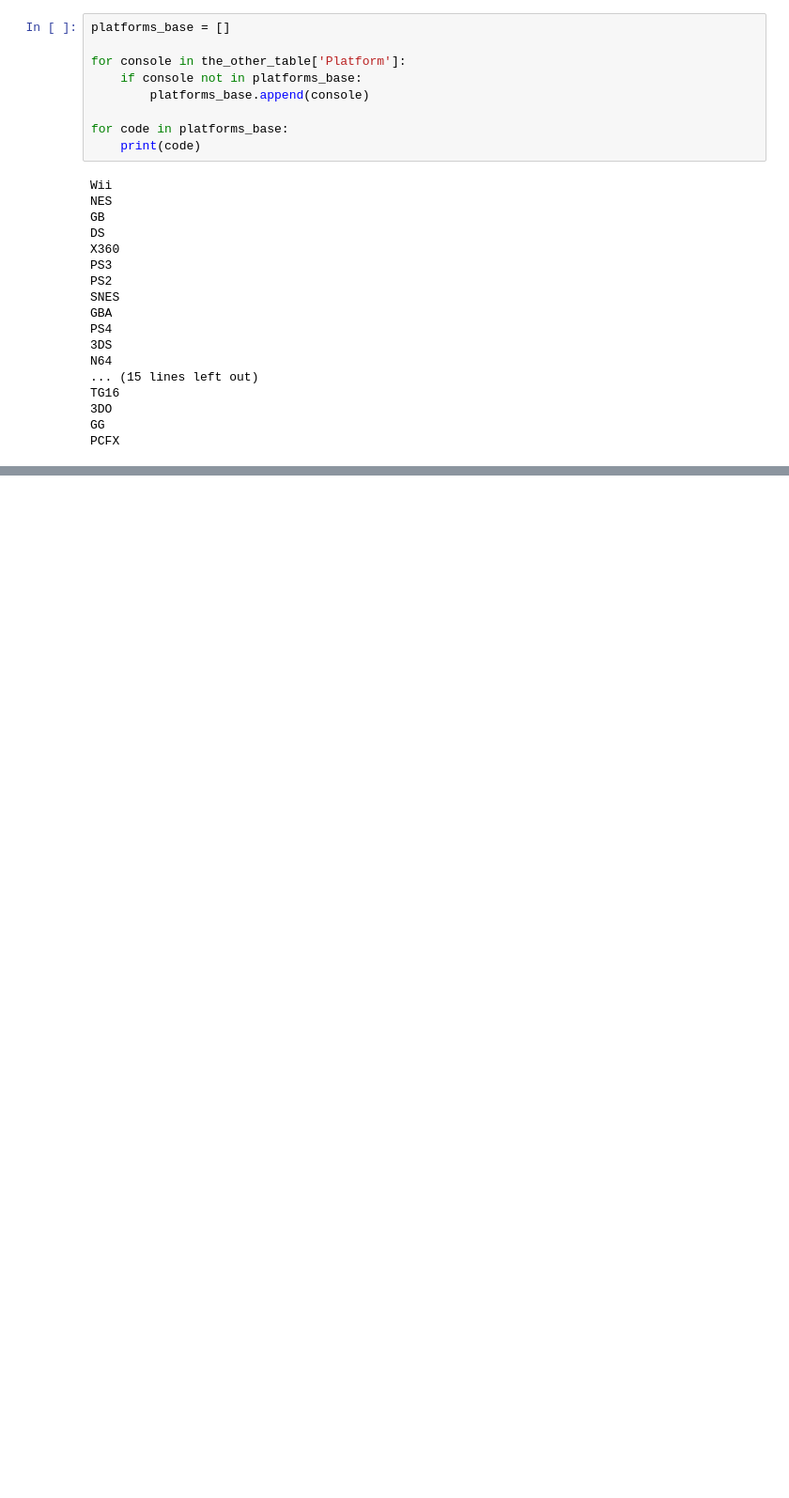
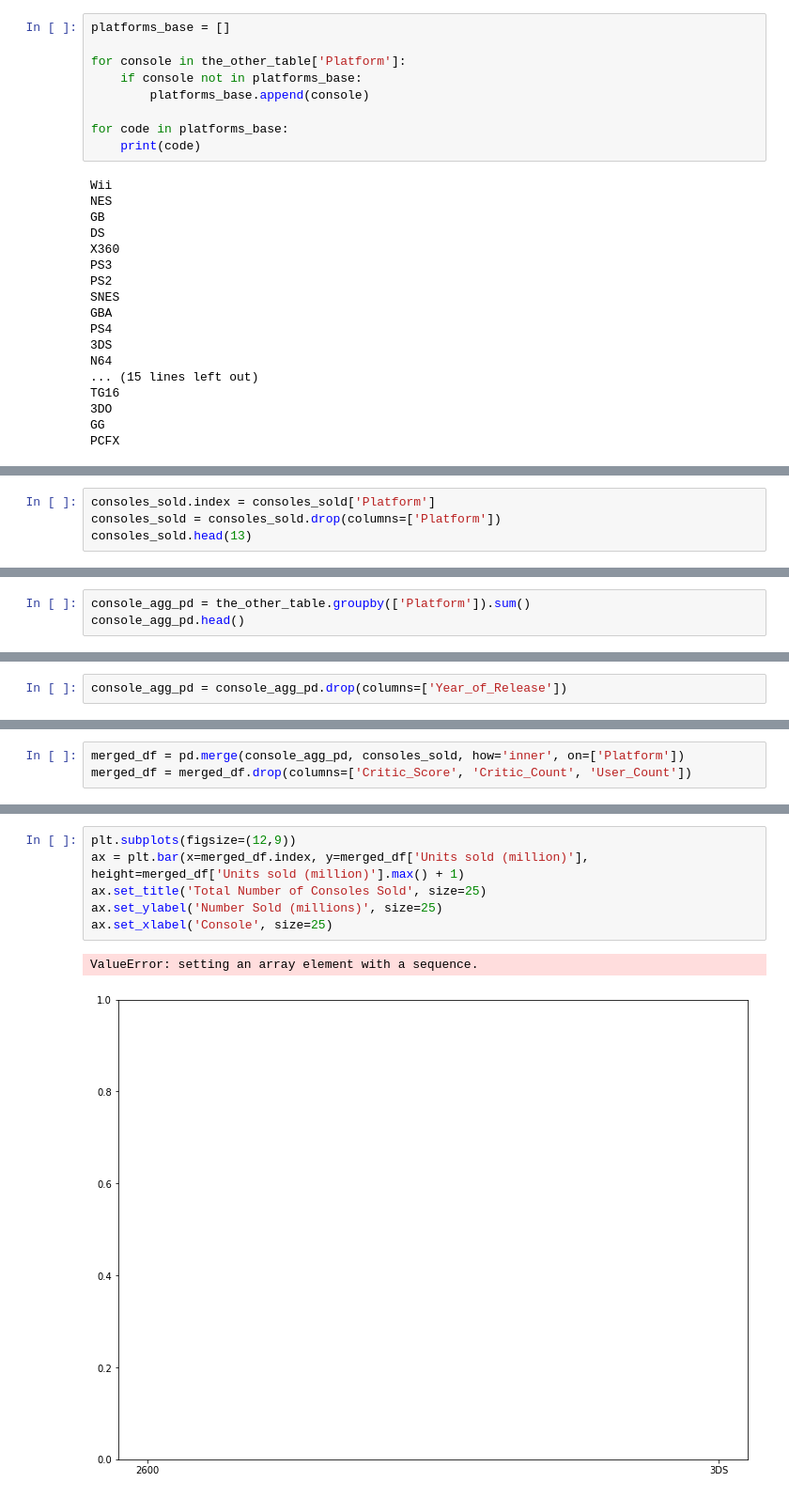
Before and after one commit to ankur-sri/ETL-project, a Jupyter notebook: Wikipedia_Scraper.ipynb, the cells around one changed output, grey strips where cells are left out. Shown at 94% size. Cells and saved outputs as stored; diff of their text form; blank space fills up the shorter version.

Commit message:
Almost; just need a graph

```diff
--- a/Wikipedia_Scraper.ipynb
+++ b/Wikipedia_Scraper.ipynb
@@ -230,0 +251,4 @@ consoles_sold.head()
+# %%
+consoles_sold.index = consoles_sold['Platform']
+consoles_sold = consoles_sold.drop(columns=['Platform'])
+consoles_sold.head(13)
@@ -230,0 +271,3 @@ consoles_sold.head()
+# %%
+console_agg_pd = the_other_table.groupby(['Platform']).sum()
+console_agg_pd.head()
@@ -230,0 +282,2 @@ consoles_sold.head()
+# %%
+console_agg_pd = console_agg_pd.drop(columns=['Year_of_Release'])
@@ -230,0 +294,3 @@ consoles_sold.head()
+# %%
+merged_df = pd.merge(console_agg_pd, consoles_sold, how='inner', on=['Platform'])
+merged_df = merged_df.drop(columns=['Critic_Score', 'Critic_Count', 'User_Count'])
@@ -230,0 +307,9 @@ consoles_sold.head()
+# %%
+plt.subplots(figsize=(12,9))
+ax = plt.bar(x=merged_df.index, y=merged_df['Units sold (million)'], height=merged_df['Units sold (million)'].max() + 1)
+ax.set_title('Total Number of Consoles Sold', size=25)
+ax.set_ylabel('Number Sold (millions)', size=25)
+ax.set_xlabel('Console', size=25)
+# %% [output]
+ValueError: setting an array element with a sequence.
+[figure, added]
```
Also changed, not shown: parts of 13 cells of this notebook.
